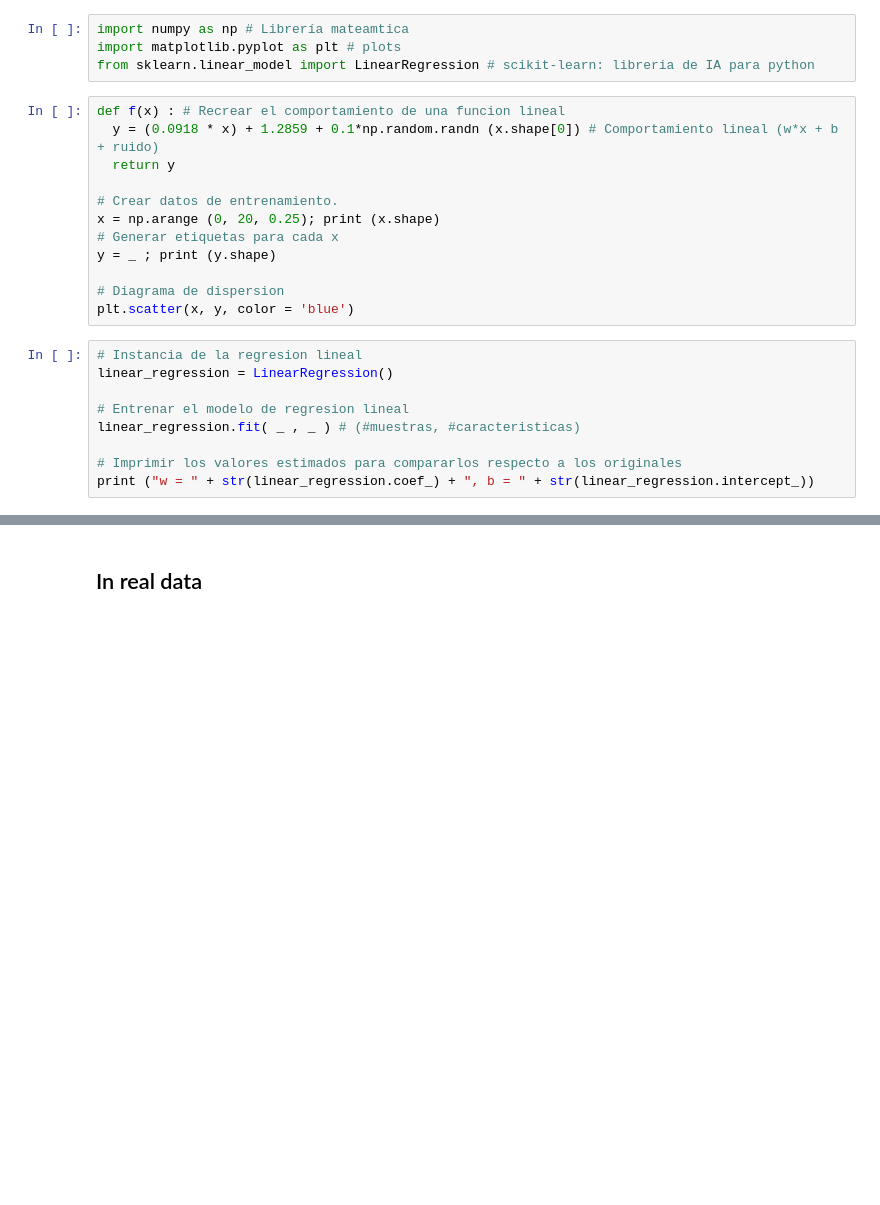
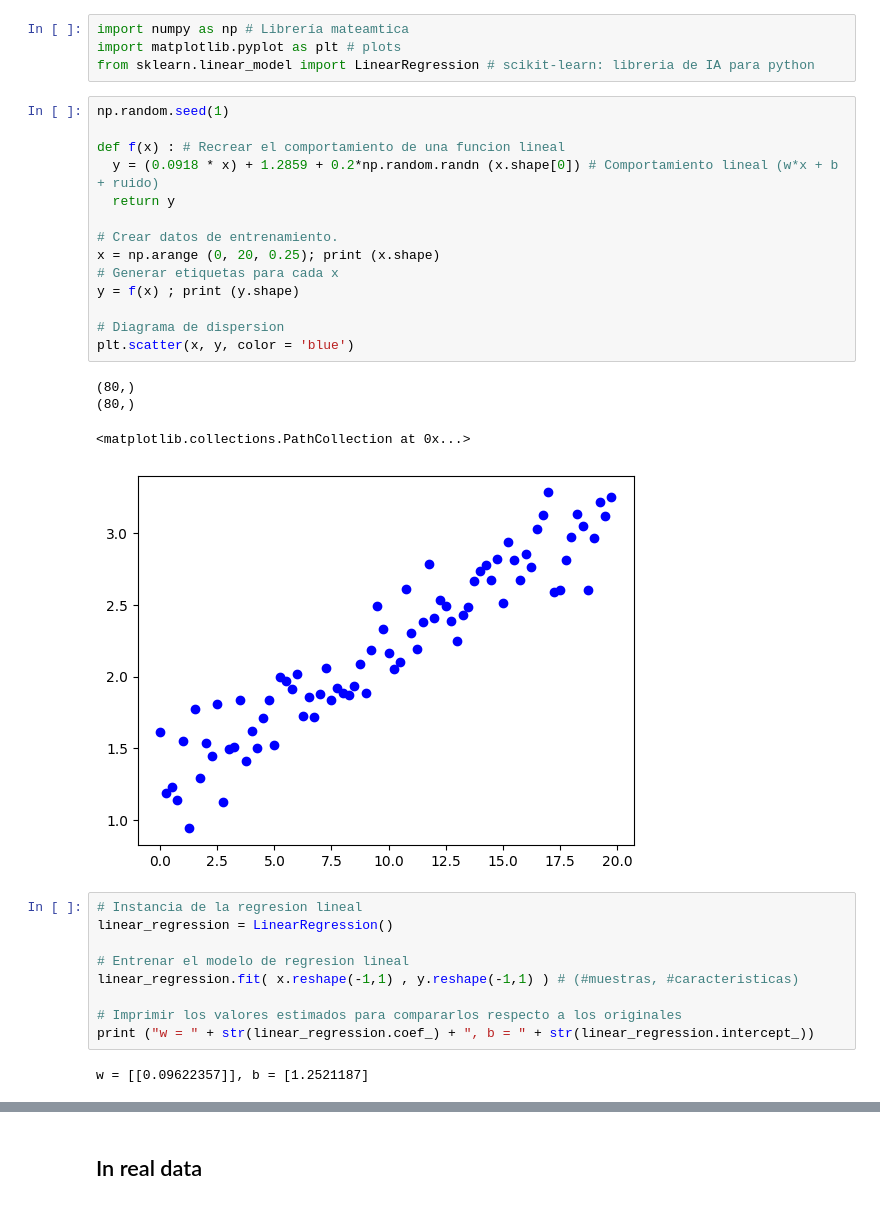
Before and after one commit to rubenfonnegra/machine_learning, a Jupyter notebook: Sem_2/Linear_Logistic_Reg.ipynb, the cells around one changed output, grey strips where cells are left out. Saved outputs shown, nothing was run; the diff lists cells and outputs as text; blank space fills up the shorter version.

```diff
--- a/Sem_2/Linear_Logistic_Reg.ipynb
+++ b/Sem_2/Linear_Logistic_Reg.ipynb
@@ -8,26 +8,35 @@ import numpy as np # Librería mateamtica
 import matplotlib.pyplot as plt # plots
 from sklearn.linear_model import LinearRegression # scikit-learn: libreria de IA para python
 # %%
+np.random.seed(1)
+
 def f(x) : # Recrear el comportamiento de una funcion lineal
-  y = (0.0918 * x) + 1.2859 + 0.1*np.random.randn (x.shape[0]) # Comportamiento lineal (w*x + b + ruido)
+  y = (0.0918 * x) + 1.2859 + 0.2*np.random.randn (x.shape[0]) # Comportamiento lineal (w*x + b + ruido)
   return y
 
 # Crear datos de entrenamiento.
 x = np.arange (0, 20, 0.25); print (x.shape)
 # Generar etiquetas para cada x
-y = _ ; print (y.shape)
+y = f(x) ; print (y.shape)
 
 # Diagrama de dispersion
 plt.scatter(x, y, color = 'blue')
+# %% [output]
+(80,)
+(80,)
+<matplotlib.collections.PathCollection at 0x...>
+[figure, added]
 # %%
 # Instancia de la regresion lineal
 linear_regression = LinearRegression()
 
 # Entrenar el modelo de regresion lineal
-linear_regression.fit( _ , _ ) # (#muestras, #caracteristicas)
+linear_regression.fit( x.reshape(-1,1) , y.reshape(-1,1) ) # (#muestras, #caracteristicas)
 
 # Imprimir los valores estimados para compararlos respecto a los originales
 print ("w = " + str(linear_regression.coef_) + ", b = " + str(linear_regression.intercept_))
+# %% [output]
+w = [[0.09622357]], b = [1.2521187]
 # %%
 # Nueva muestra. Imprime el valor correspondiente de y
 new_sample = np.array([5])
```
Also changed, not shown: parts of 10 cells of this notebook.
